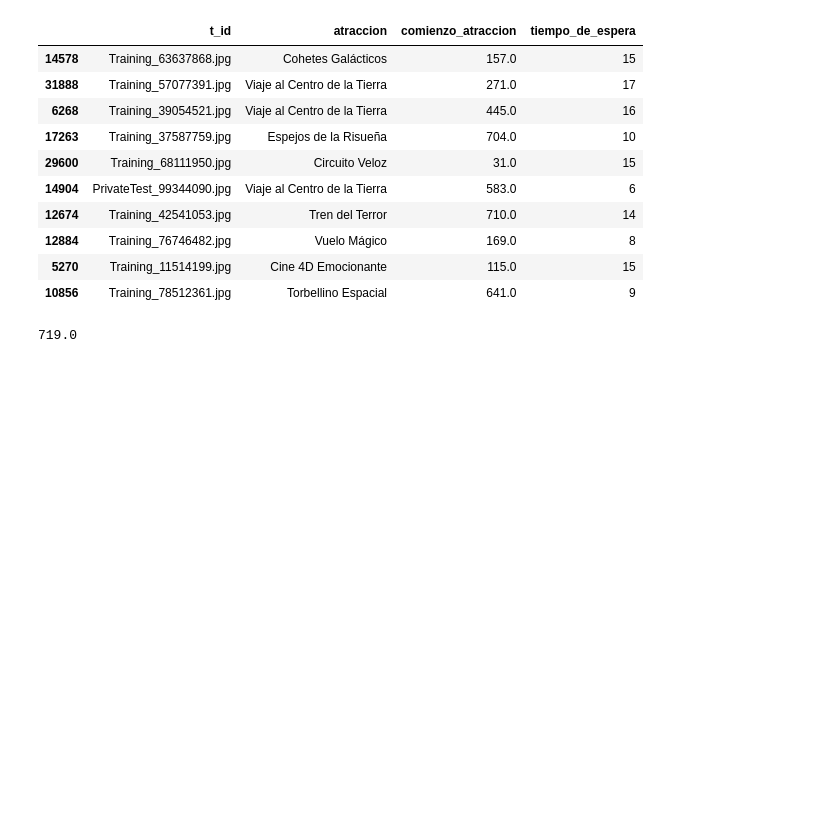
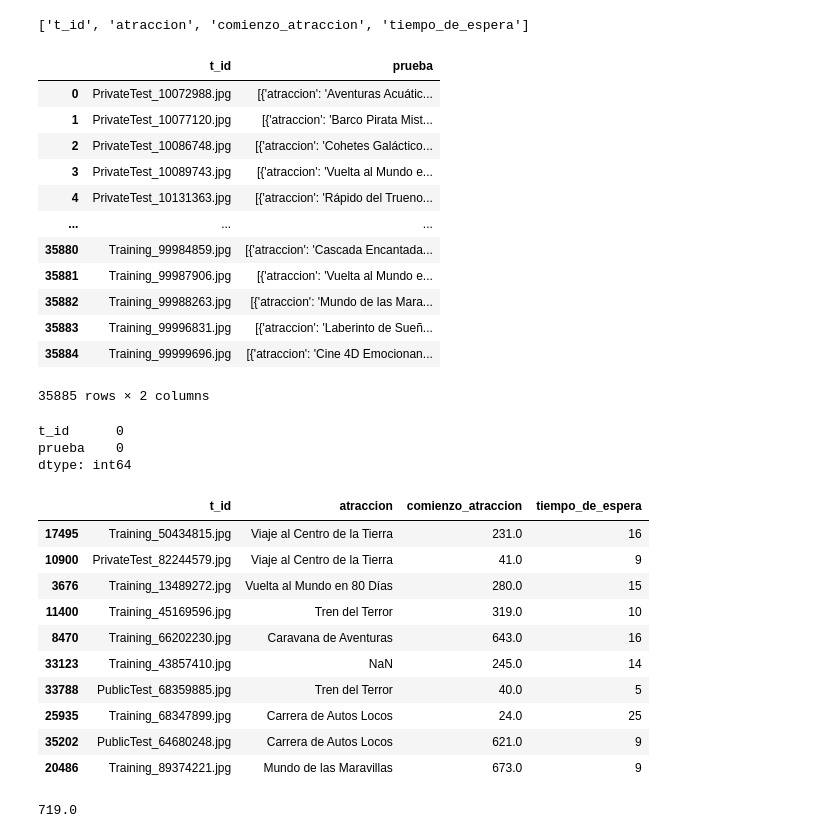
Before and after one commit to AdrianZabaleta/Reconocimiento_de_emociones, a Jupyter notebook: NoteBooks/atracciones.ipynb, the cells around one changed output. Drawn from its saved outputs; the diff is of its cells as text; code cells hidden in the pictures; blank space fills up the shorter version.

```diff
--- a/NoteBooks/atracciones.ipynb
+++ b/NoteBooks/atracciones.ipynb
@@ -3,20 +5,47 @@ import pandas as pd
 # %%
-df_atracciones=pd.read_csv('/Users/h.adrianzabaletahernandez/Desktop/ReconocimientoDeEmociones/Archivos CSV/atracciones.csv')
+df_atracciones=pd.read_csv('/Users/h.adrianzabaletahernandez/Desktop/ArchivosCSVProyecto-Pontia2024/atracciones.csv')
 df_atracciones.drop(columns=['id_visitante'],inplace=True)
+# %%
+df_atracciones.columns.values.tolist()
+# %% [output]
+['t_id', 'atraccion', 'comienzo_atraccion', 'tiempo_de_espera']
+# %%
+df=df_atracciones.groupby(['t_id']).apply(lambda x: x[[ 'atraccion', 'comienzo_atraccion', 'tiempo_de_espera']].to_dict('records')).reset_index().rename(columns={0:'prueba'})
+df
+# %% [output]
+|  | t_id | prueba |
+| 0 | PrivateTest_10072988.jpg | [{'atraccion': 'Aventuras Acuátic... |
+| 1 | PrivateTest_10077120.jpg | [{'atraccion': 'Barco Pirata Mist... |
+| 2 | PrivateTest_10086748.jpg | [{'atraccion': 'Cohetes Galáctico... |
+| 3 | PrivateTest_10089743.jpg | [{'atraccion': 'Vuelta al Mundo e... |
+| 4 | PrivateTest_10131363.jpg | [{'atraccion': 'Rápido del Trueno... |
+| ... | ... | ... |
+| 35880 | Training_99984859.jpg | [{'atraccion': 'Cascada Encantada... |
+| 35881 | Training_99987906.jpg | [{'atraccion': 'Vuelta al Mundo e... |
+| 35882 | Training_99988263.jpg | [{'atraccion': 'Mundo de las Mara... |
+| 35883 | Training_99996831.jpg | [{'atraccion': 'Laberinto de Sueñ... |
+| 35884 | Training_99999696.jpg | [{'atraccion': 'Cine 4D Emocionan... |
+35885 rows × 2 columns
+# %%
+df.isnull().sum()
+# %% [output]
+t_id      0
+prueba    0
+dtype: int64
 # %%
 df_atracciones.sample(10)
 # %% [output]
 |  | t_id | atraccion | comienzo_atraccion | tiempo_de_espera |
-| 14578 | Training_63637868.jpg | Cohetes Galácticos | 157.0 | 15 |
-| 31888 | Training_57077391.jpg | Viaje al Centro de la Tierra | 271.0 | 17 |
-| 6268 | Training_39054521.jpg | Viaje al Centro de la Tierra | 445.0 | 16 |
-| 17263 | Training_37587759.jpg | Espejos de la Risueña | 704.0 | 10 |
-| 29600 | Training_68111950.jpg | Circuito Veloz | 31.0 | 15 |
-| 14904 | PrivateTest_99344090.jpg | Viaje al Centro de la Tierra | 583.0 | 6 |
-| 12674 | Training_42541053.jpg | Tren del Terror | 710.0 | 14 |
-| 12884 | Training_76746482.jpg | Vuelo Mágico | 169.0 | 8 |
-| 5270 | Training_11514199.jpg | Cine 4D Emocionante | 115.0 | 15 |
-| 10856 | Training_78512361.jpg | Torbellino Espacial | 641.0 | 9 |
+| 17495 | Training_50434815.jpg | Viaje al Centro de la Tierra | 231.0 | 16 |
+| 10900 | PrivateTest_82244579.jpg | Viaje al Centro de la Tierra | 41.0 | 9 |
+| 3676 | Training_13489272.jpg | Vuelta al Mundo en 80 Días | 280.0 | 15 |
+| 11400 | Training_45169596.jpg | Tren del Terror | 319.0 | 10 |
+| 8470 | Training_66202230.jpg | Caravana de Aventuras | 643.0 | 16 |
+| 33123 | Training_43857410.jpg | NaN | 245.0 | 14 |
+| 33788 | PublicTest_68359885.jpg | Tren del Terror | 40.0 | 5 |
+| 25935 | Training_68347899.jpg | Carrera de Autos Locos | 24.0 | 25 |
+| 35202 | PublicTest_64680248.jpg | Carrera de Autos Locos | 621.0 | 9 |
+| 20486 | Training_89374221.jpg | Mundo de las Maravillas | 673.0 | 9 |
 # %%
 #Comprobamos que el tiempo de recogida coincide con la cantidad de horas de los datos. EL total de horas son 720.
 df_atracciones['comienzo_atraccion'].max()
```
Also changed, not shown: parts of 13 cells of this notebook, 6 other files.
